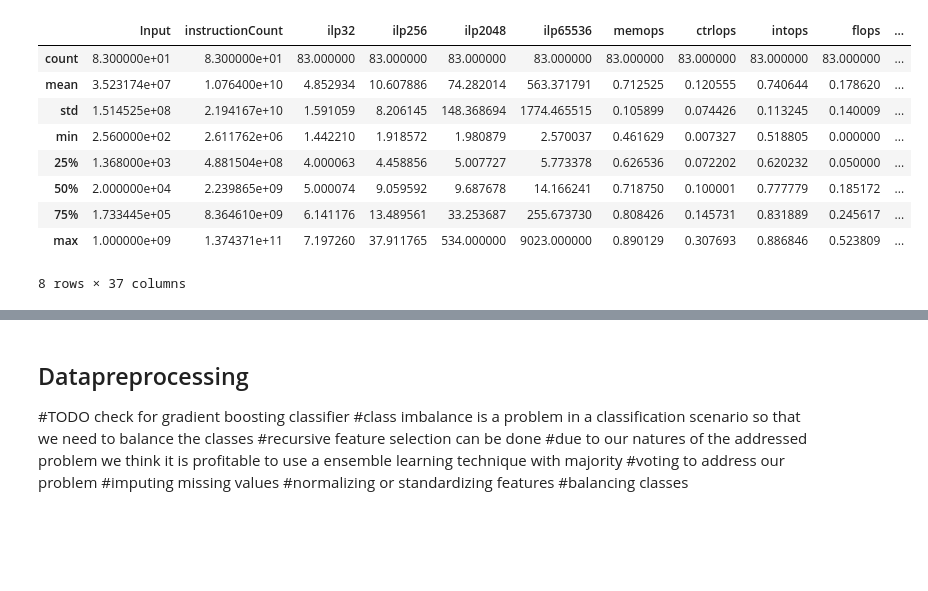
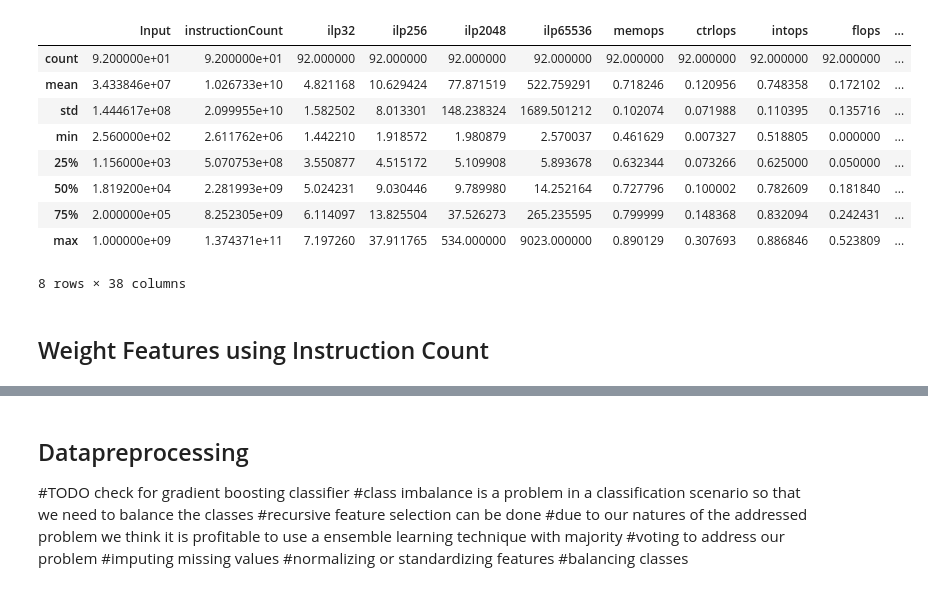
Before and after one commit to rameshka/FYP_GPU_ML, a Jupyter notebook: EDA.ipynb, the cells around one changed output, grey strips where cells are left out. Cells and saved outputs as stored; diff of their text form; code cells hidden in the pictures; blank space fills up the shorter version.

```diff
--- a/EDA.ipynb
+++ b/EDA.ipynb
@@ -12,17 +13,19 @@ import pylab as pl
 from sklearn import preprocessing
 from sklearn import ensemble
 # %%
-data = pd.read_csv("data.csv")
+data = pd.read_csv("EDA_Data.csv")
 df = pd.DataFrame(data) # Converting data to Panda DataFrame
 df.describe() #gives statistics about the columns of the dataframe
 # %% [output]
 |  | Input | instructionCount | ilp32 | ilp256 | ilp2048 | ilp65536 | memops | ctrlops | intops | flops | ... |
-| count | 8.300000e+01 | 8.300000e+01 | 83.000000 | 83.000000 | 83.000000 | 83.000000 | 83.000000 | 83.000000 | 83.000000 | 83.000000 | ... |
-| mean | 3.523174e+07 | 1.076400e+10 | 4.852934 | 10.607886 | 74.282014 | 563.371791 | 0.712525 | 0.120555 | 0.740644 | 0.178620 | ... |
-| std | 1.514525e+08 | 2.194167e+10 | 1.591059 | 8.206145 | 148.368694 | 1774.465515 | 0.105899 | 0.074426 | 0.113245 | 0.140009 | ... |
+| count | 9.200000e+01 | 9.200000e+01 | 92.000000 | 92.000000 | 92.000000 | 92.000000 | 92.000000 | 92.000000 | 92.000000 | 92.000000 | ... |
+| mean | 3.433846e+07 | 1.026733e+10 | 4.821168 | 10.629424 | 77.871519 | 522.759291 | 0.718246 | 0.120956 | 0.748358 | 0.172102 | ... |
+| std | 1.444617e+08 | 2.099955e+10 | 1.582502 | 8.013301 | 148.238324 | 1689.501212 | 0.102074 | 0.071988 | 0.110395 | 0.135716 | ... |
 | min | 2.560000e+02 | 2.611762e+06 | 1.442210 | 1.918572 | 1.980879 | 2.570037 | 0.461629 | 0.007327 | 0.518805 | 0.000000 | ... |
-| 25% | 1.368000e+03 | 4.881504e+08 | 4.000063 | 4.458856 | 5.007727 | 5.773378 | 0.626536 | 0.072202 | 0.620232 | 0.050000 | ... |
-| 50% | 2.000000e+04 | 2.239865e+09 | 5.000074 | 9.059592 | 9.687678 | 14.166241 | 0.718750 | 0.100001 | 0.777779 | 0.185172 | ... |
-| 75% | 1.733445e+05 | 8.364610e+09 | 6.141176 | 13.489561 | 33.253687 | 255.673730 | 0.808426 | 0.145731 | 0.831889 | 0.245617 | ... |
+| 25% | 1.156000e+03 | 5.070753e+08 | 3.550877 | 4.515172 | 5.109908 | 5.893678 | 0.632344 | 0.073266 | 0.625000 | 0.050000 | ... |
+| 50% | 1.819200e+04 | 2.281993e+09 | 5.024231 | 9.030446 | 9.789980 | 14.252164 | 0.727796 | 0.100002 | 0.782609 | 0.181840 | ... |
+| 75% | 2.000000e+05 | 8.252305e+09 | 6.114097 | 13.825504 | 37.526273 | 265.235595 | 0.799999 | 0.148368 | 0.832094 | 0.242431 | ... |
 | max | 1.000000e+09 | 1.374371e+11 | 7.197260 | 37.911765 | 534.000000 | 9023.000000 | 0.890129 | 0.307693 | 0.886846 | 0.523809 | ... |
-8 rows × 37 columns
+8 rows × 38 columns
+# %% [markdown]
+## Weight Features using Instruction Count
```
Also changed, not shown: parts of 16 cells of this notebook.
